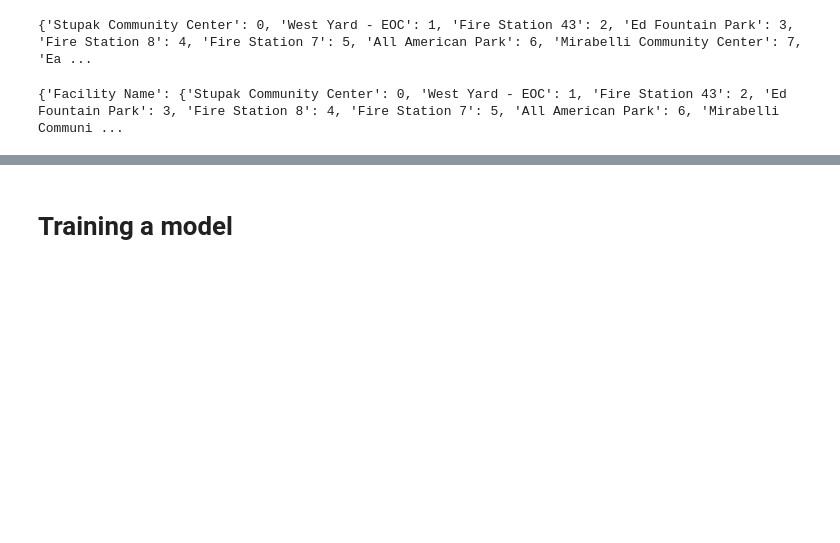
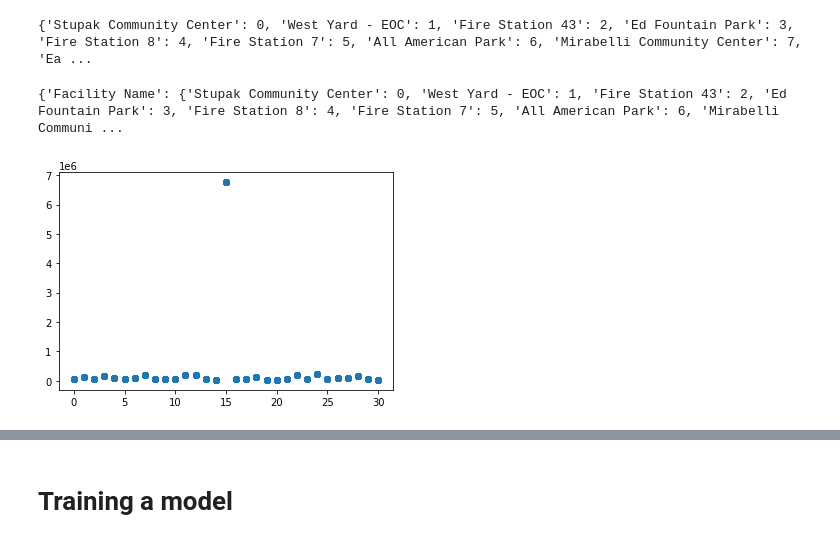
Before and after one commit to gautumsvp7/SolarDataSetPublic, a Jupyter notebook: Solar_Dataset.ipynb, the cells around one changed output, grey strips where cells are left out. Saved outputs shown, nothing was run; the diff lists cells and outputs as text; code cells hidden in the pictures; blank space fills up the shorter version.

Commit message:
Added some data visualization

```diff
--- a/Solar_Dataset.ipynb
+++ b/Solar_Dataset.ipynb
@@ -145,3 +150,10 @@ print(nest_d)
 {'Facility Name': {'Stupak Community Center': 0, 'West Yard - EOC': 1, 'Fire Station 43': 2, 'Ed Fountain Park': 3, 'Fire Station 8': 4, 'Fire Station 7': 5, 'All American Park': 6, 'Mirabelli Communi ...
 # %%
 final_df = test_df.replace(to_replace = nest_d, value= None)
+# %%
+x1 = final_df['Facility Name']
+x2 = final_df['KWH Generated']
+plt.scatter(x1,x2)
+plt.show()
+# %% [output]
+[figure, added]
```
Also changed, not shown: parts of 7 cells of this notebook.
